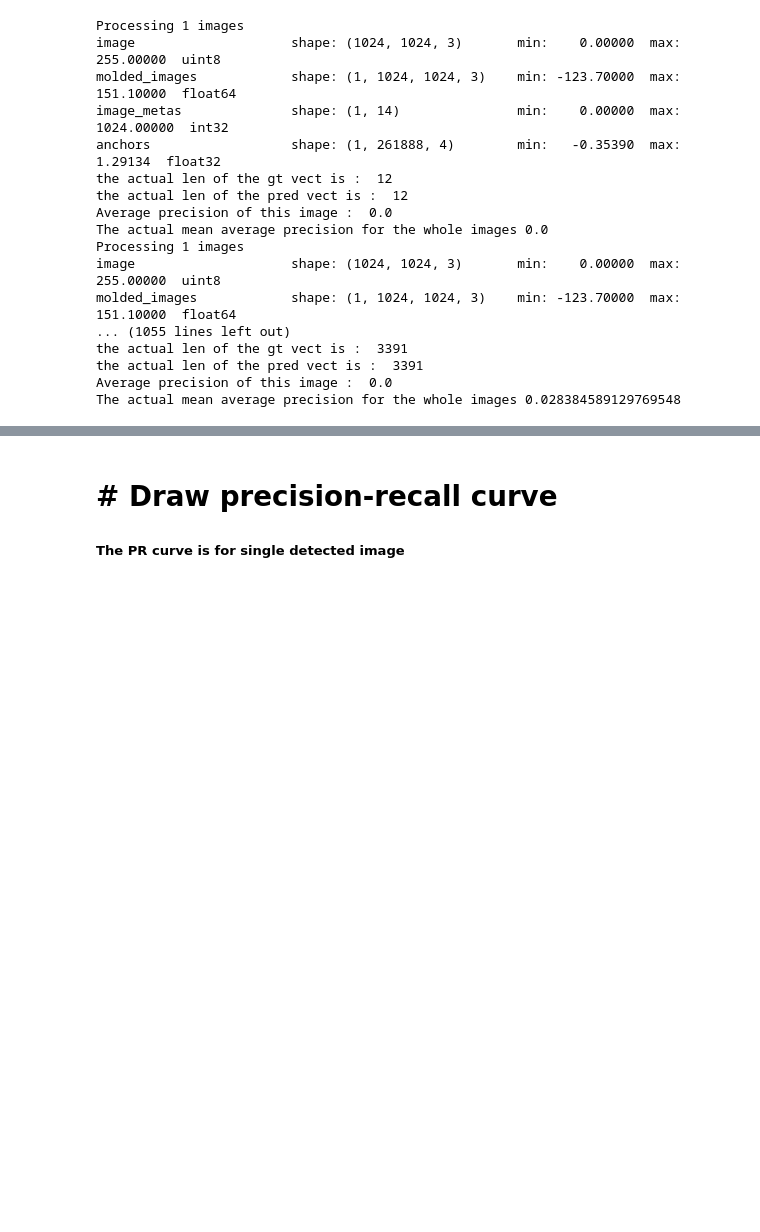
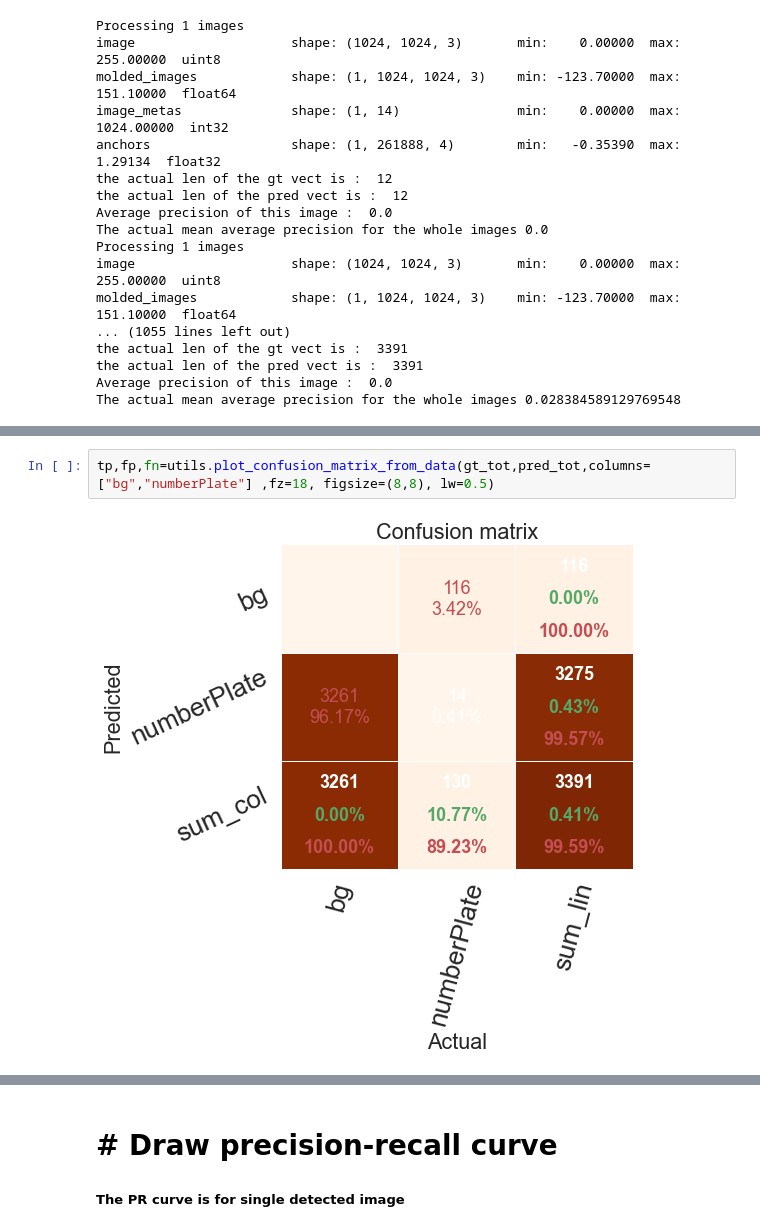
Before and after one commit to Chamal-Dakshana/DL_Assignment, a Jupyter notebook: test_model.ipynb, the cells around one changed output, grey strips where cells are left out. Drawn from its saved outputs; the diff is of its cells as text; blank space fills up the shorter version.

```diff
--- a/test_model.ipynb
+++ b/test_model.ipynb
@@ -458,4 +459,8 @@ The history saving thread hit an unexpected error (OperationalError('disk I/O er
 [figure]
+# %%
+tp,fp,fn=utils.plot_confusion_matrix_from_data(gt_tot,pred_tot,columns=["bg","numberPlate"] ,fz=18, figsize=(8,8), lw=0.5)
+# %% [output]
+[figure, added]
 # %%
 print("tp for each class :",tp)
 print("fp for each class :",fp)
```
Also changed, not shown: parts of 8 cells of this notebook.
